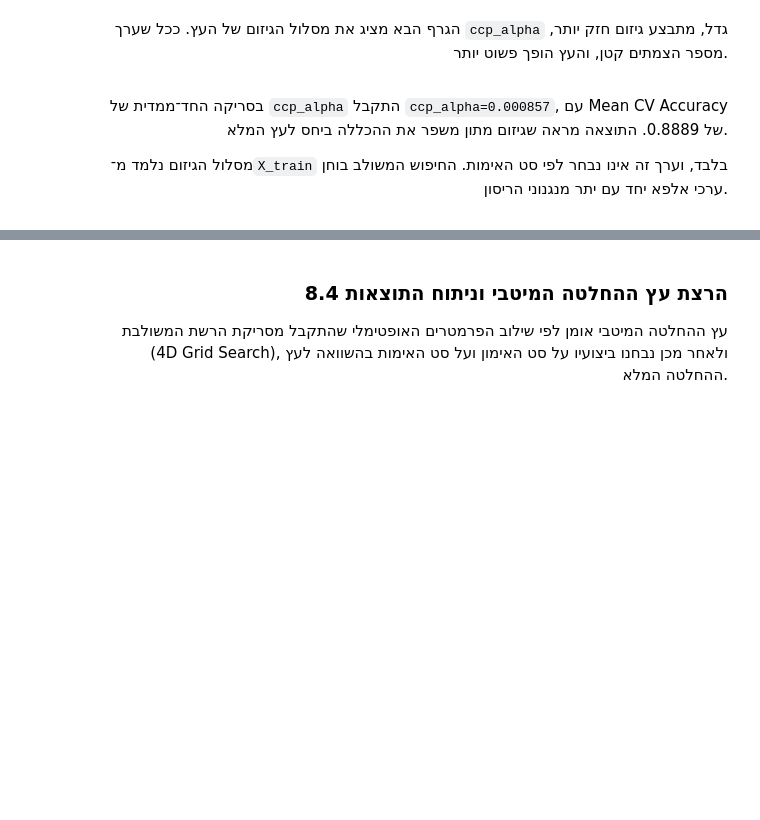
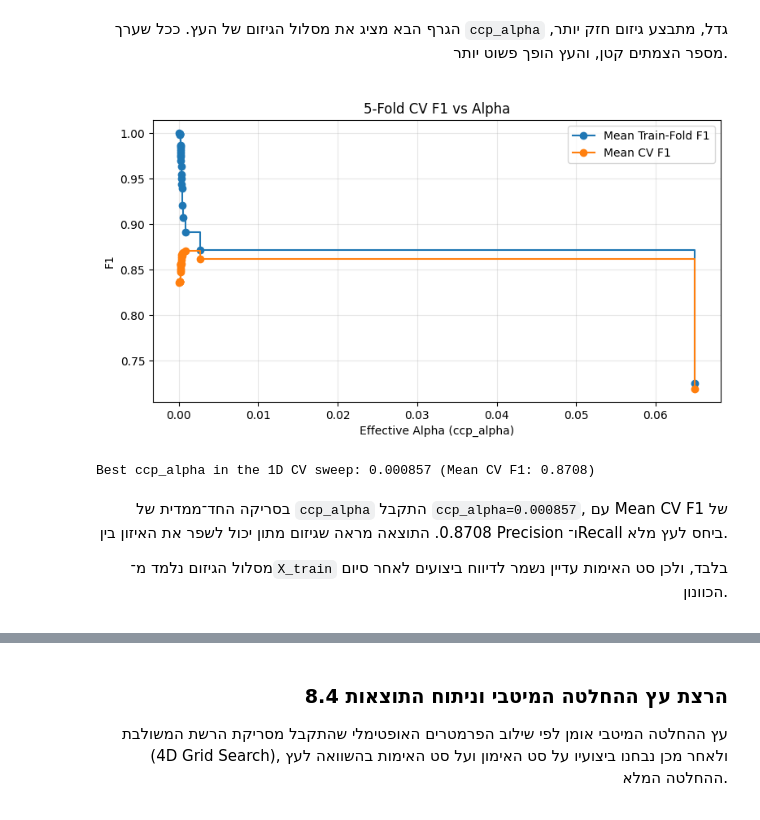
Before and after one commit to yaelelazari/ML_Project, a Jupyter notebook: Airline_Project_Part_B_Group3.ipynb, the cells around one changed output, grey strips where cells are left out. Drawn from its saved outputs; the diff is of its cells as text; code cells hidden in the pictures; blank space fills up the shorter version.

```diff
--- a/Airline_Project_Part_B_Group3.ipynb
+++ b/Airline_Project_Part_B_Group3.ipynb
@@ -971,25 +1093,28 @@ plt.show()
 # %%
 ccp_sweep = run_dt_1d_sweep("ccp_alpha", complexity_alphas)
 
 plt.figure(figsize=(9, 4.5))
-plt.plot(ccp_sweep["Value"], ccp_sweep["Mean Train-Fold Accuracy"], marker="o", drawstyle="steps-post", label="Mean Train-Fold Accuracy")
-plt.plot(ccp_sweep["Value"], ccp_sweep["Mean CV Accuracy"], marker="o", drawstyle="steps-post", label="Mean CV Accuracy")
+plt.plot(ccp_sweep["Value"], ccp_sweep["Mean Train-Fold F1"], marker="o", drawstyle="steps-post", label="Mean Train-Fold F1")
+plt.plot(ccp_sweep["Value"], ccp_sweep["Mean CV F1"], marker="o", drawstyle="steps-post", label="Mean CV F1")
 plt.xlabel("Effective Alpha (ccp_alpha)")
-plt.ylabel("Accuracy")
-plt.title("5-Fold CV Accuracy vs Alpha")
+plt.ylabel("F1")
+plt.title("5-Fold CV F1 vs Alpha")
 plt.legend()
 plt.grid(alpha=0.3)
 plt.show()
 
-best_ccp_row = ccp_sweep.loc[ccp_sweep["Mean CV Accuracy"].idxmax()]
+best_ccp_row = ccp_sweep.loc[ccp_sweep["Mean CV F1"].idxmax()]
 best_ccp_alpha = float(best_ccp_row["Value"])
-print(f"Best ccp_alpha in the 1D CV sweep: {best_ccp_alpha:.6f} (Mean CV Accuracy: {best_ccp_row['Mean CV Accuracy']:.4f})")
+print(f"Best ccp_alpha in the 1D CV sweep: {best_ccp_alpha:.6f} (Mean CV F1: {best_ccp_row['Mean CV F1']:.4f})")
+# %% [output]
+[figure, added]
+Best ccp_alpha in the 1D CV sweep: 0.000857 (Mean CV F1: 0.8708)
 # %% [markdown]
 <div dir="rtl" style="text-align: right;">
 
-בסריקה החד־ממדית של `ccp_alpha` התקבל `ccp_alpha=0.000857`, עם Mean CV Accuracy של 0.8889. התוצאה מראה שגיזום מתון משפר את ההכללה ביחס לעץ המלא.
+בסריקה החד־ממדית של `ccp_alpha` התקבל `ccp_alpha=0.000857`, עם Mean CV F1 של 0.8708. התוצאה מראה שגיזום מתון יכול לשפר את האיזון בין Precision ו־Recall ביחס לעץ מלא.
 
-מסלול הגיזום נלמד מ־`X_train` בלבד, וערך זה אינו נבחר לפי סט האימות. החיפוש המשולב בוחן ערכי אלפא יחד עם יתר מנגנוני הריסון.
+מסלול הגיזום נלמד מ־`X_train` בלבד, ולכן סט האימות עדיין נשמר לדיווח ביצועים לאחר סיום הכוונון.
 
 </div>
 # %%
```
Also changed, not shown: parts of 56 cells of this notebook.
